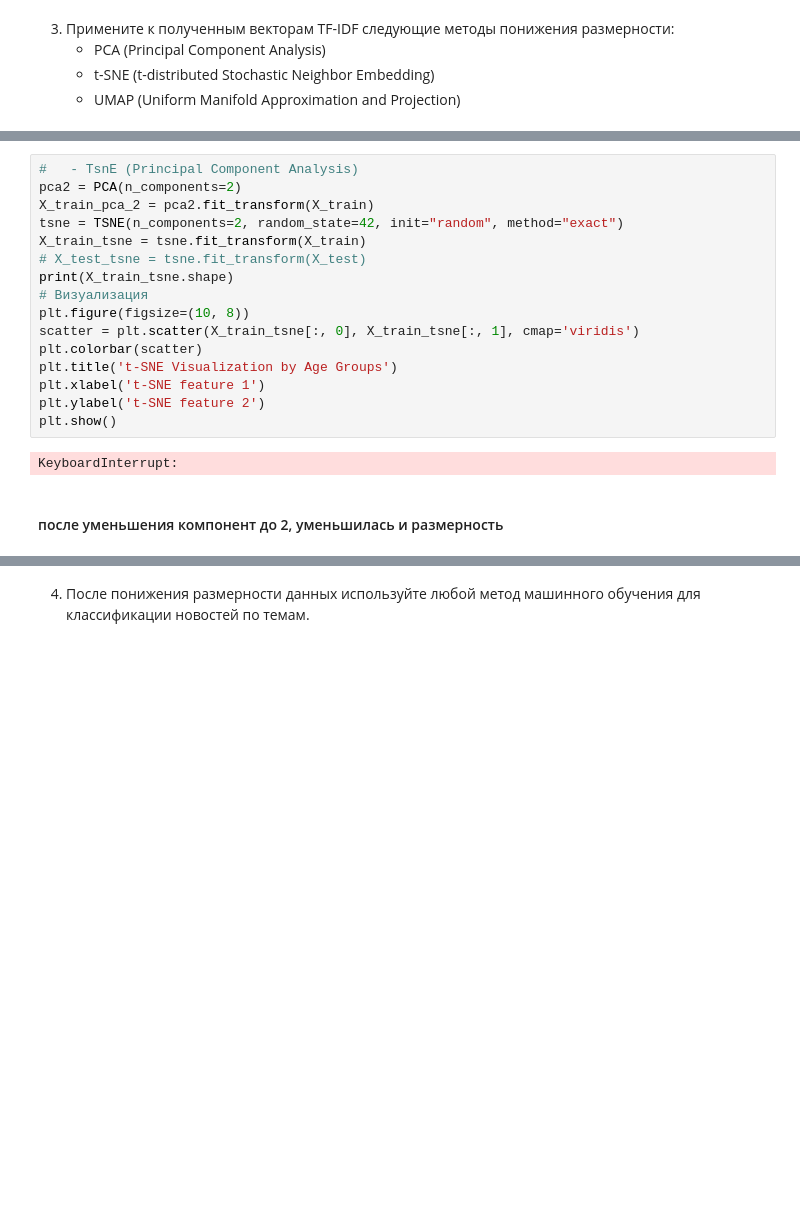
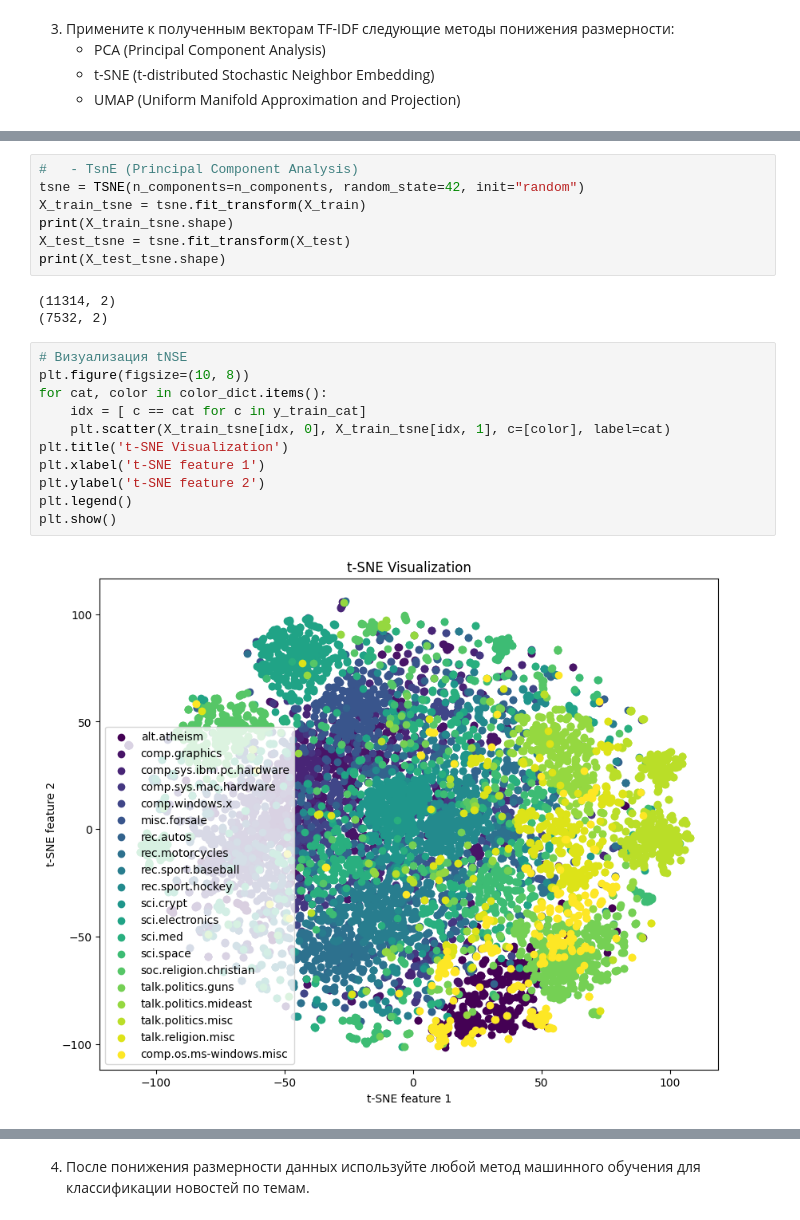
Before and after one commit to Rusttm/DSprojects, a Jupyter notebook: EDA/lesson9/seminar9_DZ.ipynb, the cells around one changed output, grey strips where cells are left out. Saved outputs shown, nothing was run; the diff lists cells and outputs as text; blank space fills up the shorter version.

```diff
--- a/EDA/lesson9/seminar9_DZ.ipynb
+++ b/EDA/lesson9/seminar9_DZ.ipynb
@@ -140,20 +189,23 @@ plt.show()
+# %%
+#   - TsnE (Principal Component Analysis)
+tsne = TSNE(n_components=n_components, random_state=42, init="random")
+X_train_tsne = tsne.fit_transform(X_train)
+print(X_train_tsne.shape)
+X_test_tsne = tsne.fit_transform(X_test)
+print(X_test_tsne.shape)
+# %% [output]
+(11314, 2)
+(7532, 2)
 # %%
-#   - TsnE (Principal Component Analysis)
-pca2 = PCA(n_components=2)
-X_train_pca_2 = pca2.fit_transform(X_train)
-tsne = TSNE(n_components=2, random_state=42, init="random", method="exact")
-X_train_tsne = tsne.fit_transform(X_train)
-# X_test_tsne = tsne.fit_transform(X_test)
-print(X_train_tsne.shape)
-# Визуализация
+# Визуализация tNSE
 plt.figure(figsize=(10, 8))
-scatter = plt.scatter(X_train_tsne[:, 0], X_train_tsne[:, 1], cmap='viridis')
-plt.colorbar(scatter)
-plt.title('t-SNE Visualization by Age Groups')
+for cat, color in color_dict.items():
+    idx = [ c == cat for c in y_train_cat]
+    plt.scatter(X_train_tsne[idx, 0], X_train_tsne[idx, 1], c=[color], label=cat)
+plt.title('t-SNE Visualization')
 plt.xlabel('t-SNE feature 1')
 plt.ylabel('t-SNE feature 2')
+plt.legend()
 plt.show()
 # %% [output]
-KeyboardInterrupt:
+[figure, added]
-# %% [markdown]
-#### после уменьшения компонент до 2, уменьшилась и размерность
```
Also changed, not shown: parts of 27 cells of this notebook, 3 other files.
